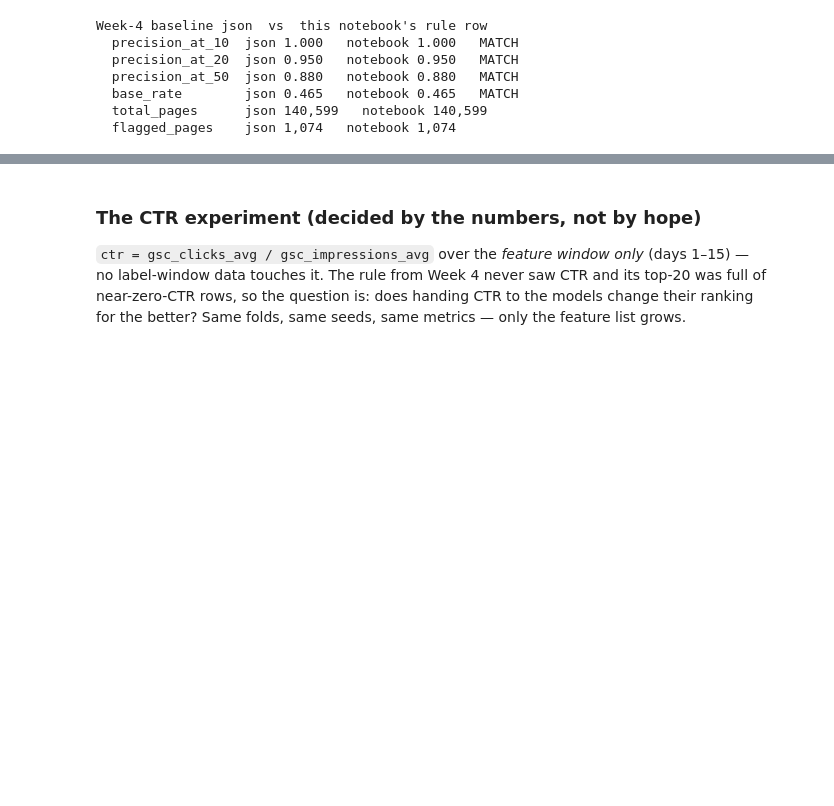
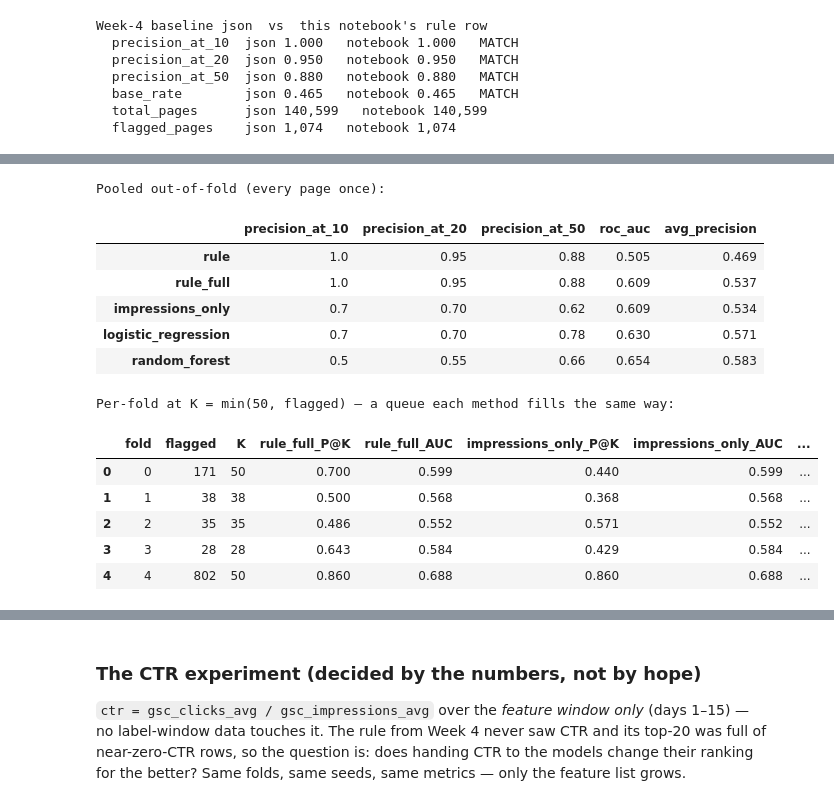
Before and after one commit to musab855/flyrank-ml-internship, a Jupyter notebook: work/notebooks/w05_model.ipynb, the cells around one changed output, grey strips where cells are left out. Cells and saved outputs as stored; diff of their text form; code cells hidden in the pictures; blank space fills up the shorter version.

```diff
--- a/work/notebooks/w05_model.ipynb
+++ b/work/notebooks/w05_model.ipynb
@@ -464,0 +521,46 @@ the opposite: a real ranker whose top-50 is a different set of pages.
+# %%
+# ---- Fairness: give the rule a FULL ranking + an impressions-only reference ---
+# As shipped, the rule scores every unflagged page 0, so its whole-list AUC is
+# ties by construction. rule_full keeps the flag first but orders EVERY page by
+# impressions; impressions_only drops the flag entirely. Per-fold K = min(50,
+# flagged) is a queue each method can fill the same way (no padding with ties).
+flag = ((df["gsc_impressions_avg"] >= IMPRESSIONS_THRESHOLD) &
+        (df["position_avg"] >= POSITION_THRESHOLD)).to_numpy()
+df["rule_full"] = df["gsc_impressions_avg"] + 1e9 * flag
+df["impressions_only"] = df["gsc_impressions_avg"]
+
+y_all = df["is_declining_label"].to_numpy()
+methods = ["rule", "rule_full", "impressions_only", "logistic_regression", "random_forest"]
+
+print("Pooled out-of-fold (every page once):")
+display(pd.DataFrame({m: metric_bundle(y_all, df[m].to_numpy()) for m in methods}).T.round(3))
+
+rows = []
+for f in range(N_FOLDS):
+    in_fold = (df["fold"] == f).to_numpy()
+    yf = y_all[in_fold]
+    n_flag = int(flag[in_fold].sum())
+    k = max(1, min(50, n_flag))
+    row = {"fold": f, "flagged": n_flag, "K": k}
+    for m in methods[1:]:
+        s = df[m].to_numpy()[in_fold]
+        row[f"{m}_P@K"] = precision_at_k(yf, s, k)
+        row[f"{m}_AUC"] = roc_auc_score(yf, s)
+    rows.append(row)
+print("\nPer-fold at K = min(50, flagged) — a queue each method fills the same way:")
+display(pd.DataFrame(rows).round(3))
+# %% [output]
+Pooled out-of-fold (every page once):
+|  | precision_at_10 | precision_at_20 | precision_at_50 | roc_auc | avg_precision |
+| rule | 1.0 | 0.95 | 0.88 | 0.505 | 0.469 |
+| rule_full | 1.0 | 0.95 | 0.88 | 0.609 | 0.537 |
+| impressions_only | 0.7 | 0.70 | 0.62 | 0.609 | 0.534 |
+| logistic_regression | 0.7 | 0.70 | 0.78 | 0.630 | 0.571 |
+| random_forest | 0.5 | 0.55 | 0.66 | 0.654 | 0.583 |
+Per-fold at K = min(50, flagged) — a queue each method fills the same way:
+|  | fold | flagged | K | rule_full_P@K | rule_full_AUC | impressions_only_P@K | impressions_only_AUC | ... |
+| 0 | 0 | 171 | 50 | 0.700 | 0.599 | 0.440 | 0.599 | ... |
+| 1 | 1 | 38 | 38 | 0.500 | 0.568 | 0.368 | 0.568 | ... |
+| 2 | 2 | 35 | 35 | 0.486 | 0.552 | 0.571 | 0.552 | ... |
+| 3 | 3 | 28 | 28 | 0.643 | 0.584 | 0.429 | 0.584 | ... |
+| 4 | 4 | 802 | 50 | 0.860 | 0.688 | 0.860 | 0.688 | ... |
```
Also changed, not shown: parts of 19 cells of this notebook.
